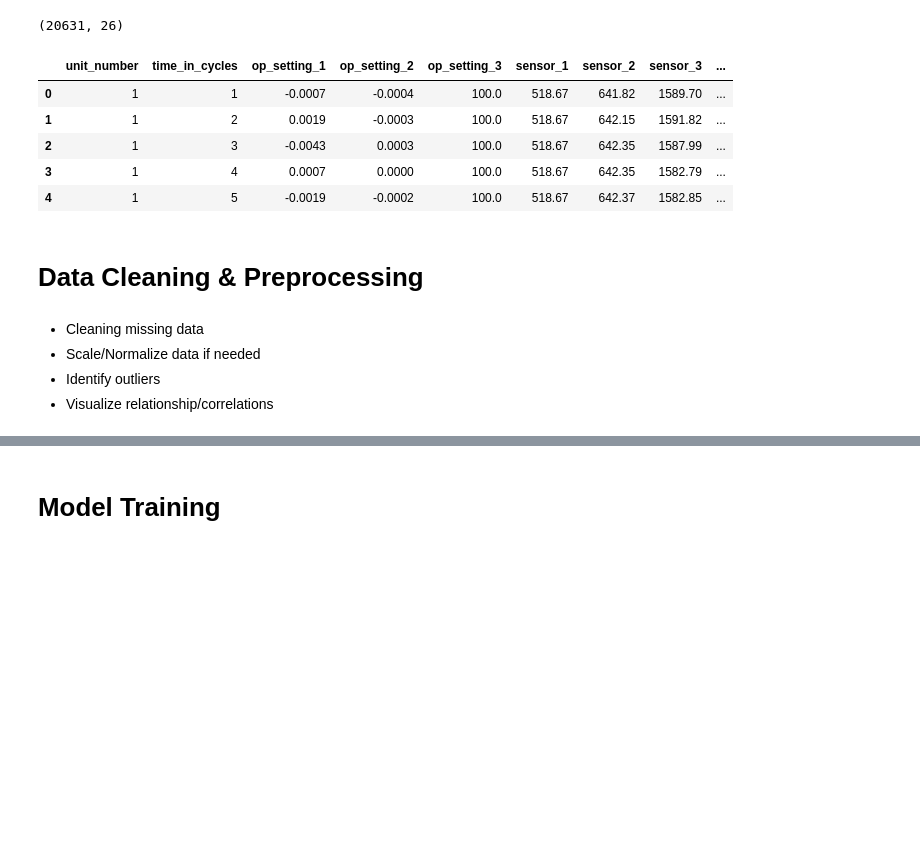
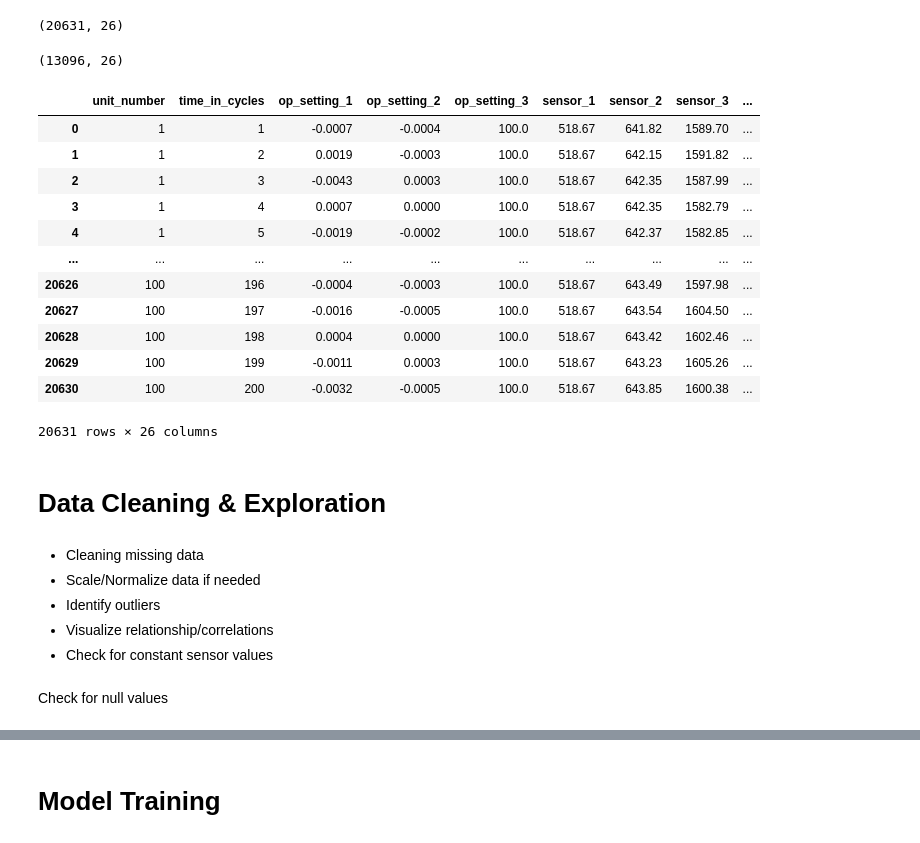
Before and after one commit to Snkiha/RUL-on-Jet-Engine, a Jupyter notebook: JetEngine_RUL.ipynb, the cells around one changed output, grey strips where cells are left out. Saved outputs shown, nothing was run; the diff lists cells and outputs as text; code cells hidden in the pictures; blank space fills up the shorter version.

```diff
--- a/JetEngine_RUL.ipynb
+++ b/JetEngine_RUL.ipynb
@@ -23,28 +25,46 @@ Path to dataset files: C:\Users\kisha\.cache\kagglehub\datasets\palbha\cmapss-je
 # %%
 print("Available files:", os.listdir(path))
-file_path = os.path.join(path, "train_FD001.txt")
+file_path_train = os.path.join(path, "train_FD001.txt")
+file_path_test = os.path.join(path, "test_FD001.txt")
+
 col_names = ['unit_number', 'time_in_cycles', 'op_setting_1', 'op_setting_2', 'op_setting_3'] + \
-            [f'sensor_{i}' for i in range(1, 22)]
-df = pd.read_csv(file_path, sep=r'\s+', header=None, names=col_names)
+[f'sensor_{i}' for i in range(1, 22)]
+
+df = pd.read_csv(file_path_train, sep=r'\s+', header=None, names=col_names)
+test_df = pd.read_csv(file_path_test, sep=r'\s+', header=None, names=col_names)
 # %% [output]
 Available files: ['Damage Propagation Modeling.pdf', 'readme.txt', 'RUL_FD001.txt', 'RUL_FD002.txt', 'RUL_FD003.txt', 'RUL_FD004.txt', 'test_FD001.txt', 'test_FD002.txt', 'test_FD003.txt', 'test_FD004 ...
 # %%
 df.shape
 # %% [output]
 (20631, 26)
+# %%
+test_df.shape
+# %% [output]
+(13096, 26)
 # %%
-df.head()
+df
 # %% [output]
 |  | unit_number | time_in_cycles | op_setting_1 | op_setting_2 | op_setting_3 | sensor_1 | sensor_2 | sensor_3 | ... |
 | 0 | 1 | 1 | -0.0007 | -0.0004 | 100.0 | 518.67 | 641.82 | 1589.70 | ... |
 | 1 | 1 | 2 | 0.0019 | -0.0003 | 100.0 | 518.67 | 642.15 | 1591.82 | ... |
 | 2 | 1 | 3 | -0.0043 | 0.0003 | 100.0 | 518.67 | 642.35 | 1587.99 | ... |
 | 3 | 1 | 4 | 0.0007 | 0.0000 | 100.0 | 518.67 | 642.35 | 1582.79 | ... |
 | 4 | 1 | 5 | -0.0019 | -0.0002 | 100.0 | 518.67 | 642.37 | 1582.85 | ... |
+| ... | ... | ... | ... | ... | ... | ... | ... | ... | ... |
+| 20626 | 100 | 196 | -0.0004 | -0.0003 | 100.0 | 518.67 | 643.49 | 1597.98 | ... |
+| 20627 | 100 | 197 | -0.0016 | -0.0005 | 100.0 | 518.67 | 643.54 | 1604.50 | ... |
+| 20628 | 100 | 198 | 0.0004 | 0.0000 | 100.0 | 518.67 | 643.42 | 1602.46 | ... |
+| 20629 | 100 | 199 | -0.0011 | 0.0003 | 100.0 | 518.67 | 643.23 | 1605.26 | ... |
+| 20630 | 100 | 200 | -0.0032 | -0.0005 | 100.0 | 518.67 | 643.85 | 1600.38 | ... |
+20631 rows × 26 columns
 # %% [markdown]
-# **Data Cleaning & Preprocessing**
+# **Data Cleaning & Exploration**
 # %% [markdown]
 - Cleaning missing data
 - Scale/Normalize data if needed
 - Identify outliers
 - Visualize relationship/correlations
+- Check for constant sensor values
+# %% [markdown]
+Check for null values
```
Also changed, not shown: parts of 13 cells of this notebook.
